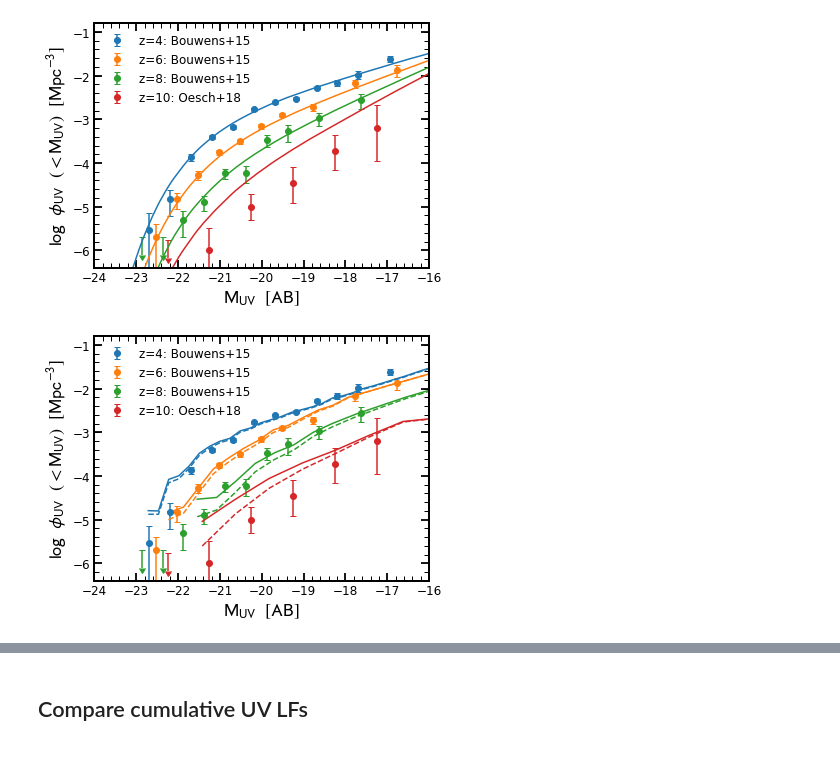
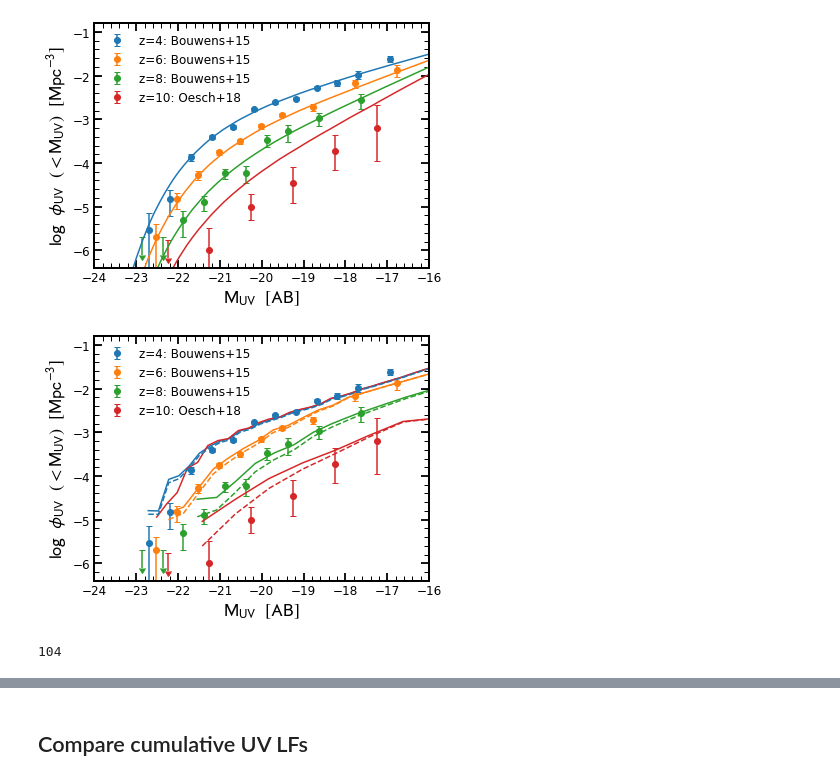
Before and after one commit to stacchella/halo_model, a Jupyter notebook: scripts/Comparison_UV_Observables.ipynb, the cells around one changed output, grey strips where cells are left out. Cells and saved outputs as stored; diff of their text form; code cells hidden in the pictures.

```diff
--- a/scripts/Comparison_UV_Observables.ipynb
+++ b/scripts/Comparison_UV_Observables.ipynb
@@ -21,7 +21,8 @@ path_main = os.environ['WDIR_halo_model']
 path_figures = path_main + 'Figures/'
 path_DM_cat = path_main + 'catalogs/DM/'
 path_SFH_cat = path_main + 'catalogs/SFH/'
-path_SP_cat = path_main + 'catalogs/SP/'
+path_SP_cat_00 = path_main + 'catalogs/SP/0.0/'
+path_SP_cat_02 = path_main + 'catalogs/SP/0.2/'
 # %%
 # define important parameters
 
@@ -287,33 +288,37 @@ redshift_plot = ['4', '6', '8', '10']
 color_plot = ['C0', 'C1', 'C2', 'C3']
 mag_bin_size = [0.3, 0.5, 0.6, 0.8]
 label_plot = ['z=4: Bouwens+15', 'z=6: Bouwens+15', 'z=8: Bouwens+15', 'z=10: Oesch+18']
 
 
 fig, ax = plt.subplots(nrows=1, ncols=1, figsize=(6, 4.5))
 
 # plot data points from stepwise determination using SWML method
 for ii in range(len(redshift_plot)):
     plot_datapoints_observations(ax, LF_obs_dict, redshift_plot[ii], color_plot[ii], label_plot[ii])
 
 
 for ii in range(len(redshift_plot)):
-    mag_bins_center, LF = compute_LF(path_SP_cat + 'SFH_z' + redshift_plot[ii] + '_constant_with_L.hdf5', volume_box, bin_size=mag_bin_size[ii], cumulative=False, add_dust=True, redshift_in=float(redshift_plot[ii]), completeness_correction=True, completeness_correction_type='parameterized')
+    mag_bins_center, LF = compute_LF(path_SP_cat_00 + 'SFH_z' + redshift_plot[ii] + '_constant_with_L.hdf5', volume_box, bin_size=mag_bin_size[ii], cumulative=False, add_dust=True, redshift_in=float(redshift_plot[ii]), completeness_correction=True, completeness_correction_type='parameterized')
     ax.plot(mag_bins_center, np.log10(LF), '-', color=color_plot[ii])
 
 
+mag_bins_center, LF = compute_LF(path_SP_cat_02 + 'SFH_z4_constant_with_L.hdf5', volume_box, bin_size=0.3, cumulative=False, add_dust=True, redshift_in=4.0, completeness_correction=True, completeness_correction_type='parameterized')
+ax.plot(mag_bins_center, np.log10(LF), '-', color=color_plot[ii])
+
+
 for ii in range(len(redshift_plot)):
-    mag_bins_center, LF = compute_LF(path_SP_cat + 'SFH_z' + redshift_plot[ii] + '_constant_with_L.hdf5', volume_box, bin_size=mag_bin_size[ii], cumulative=False, add_dust=True, redshift_in=float(redshift_plot[ii]), completeness_correction=False)
+    mag_bins_center, LF = compute_LF(path_SP_cat_00 + 'SFH_z' + redshift_plot[ii] + '_constant_with_L.hdf5', volume_box, bin_size=mag_bin_size[ii], cumulative=False, add_dust=True, redshift_in=float(redshift_plot[ii]), completeness_correction=False)
     ax.plot(mag_bins_center, np.log10(LF), '--', color=color_plot[ii])
 
 
 ax.set_xlabel(r'$\mathrm{M}_{\rm UV}\/\/\/\/[\mathrm{AB}]$', fontsize=18)
 ax.set_ylabel(r'$\log\/\/\/\/\phi_{\rm UV}\/\/\/\/(<\mathrm{M}_{\rm UV})\/\/\/\/[\mathrm{Mpc}^{-3}]$', fontsize=18)
 
 ax.set_xlim([-24, -16])
 ax.set_ylim([-6.4, -0.8])
 
 plt.legend(frameon=False, fontsize=12)
 plt.savefig(path_figures + 'UV_LF_comparison.pdf', bbox_inches='tight')
 plt.show()
 # %% [output]
-[figure, old version]
+[figure, new version]
@@ -319,0 +330,5 @@ plt.show()
+# %%
+idx_bright = (mag_list < -23.0)
+np.sum(idx_bright)
+# %% [output]
+104
```
Also changed, not shown: parts of 11 cells of this notebook, 6 other files.
